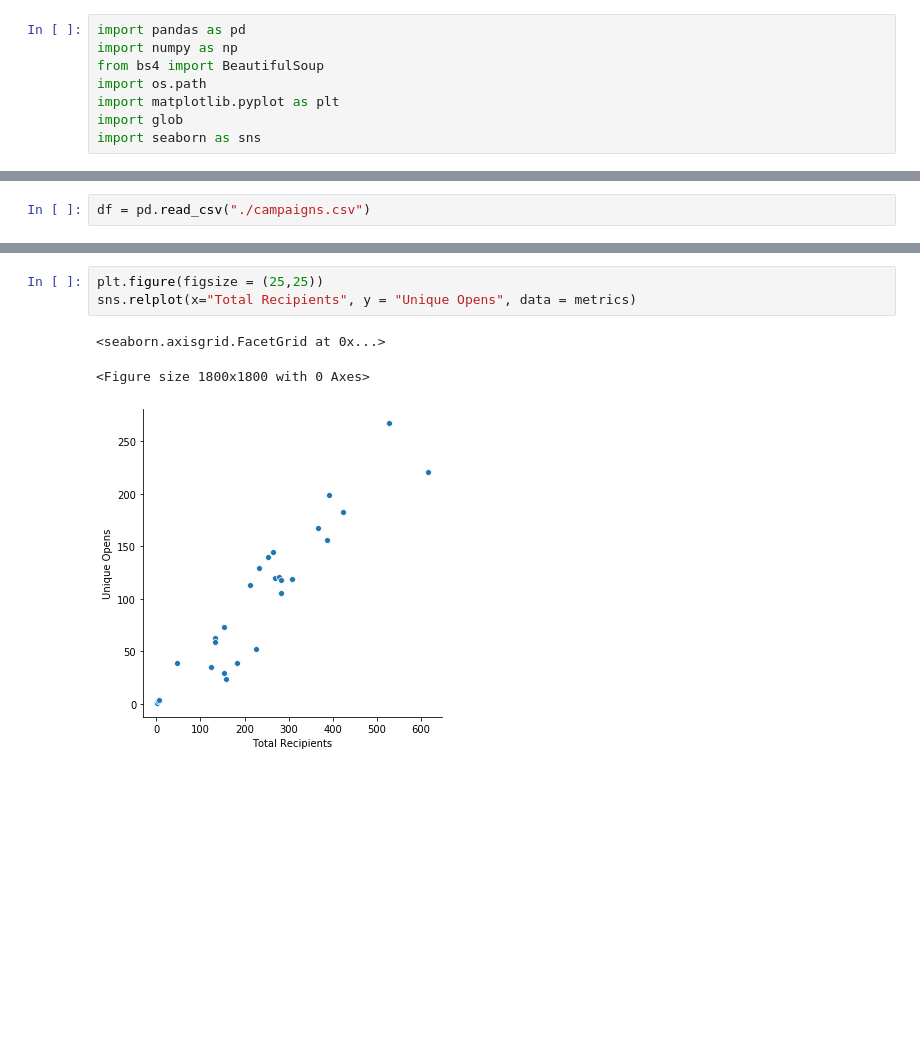
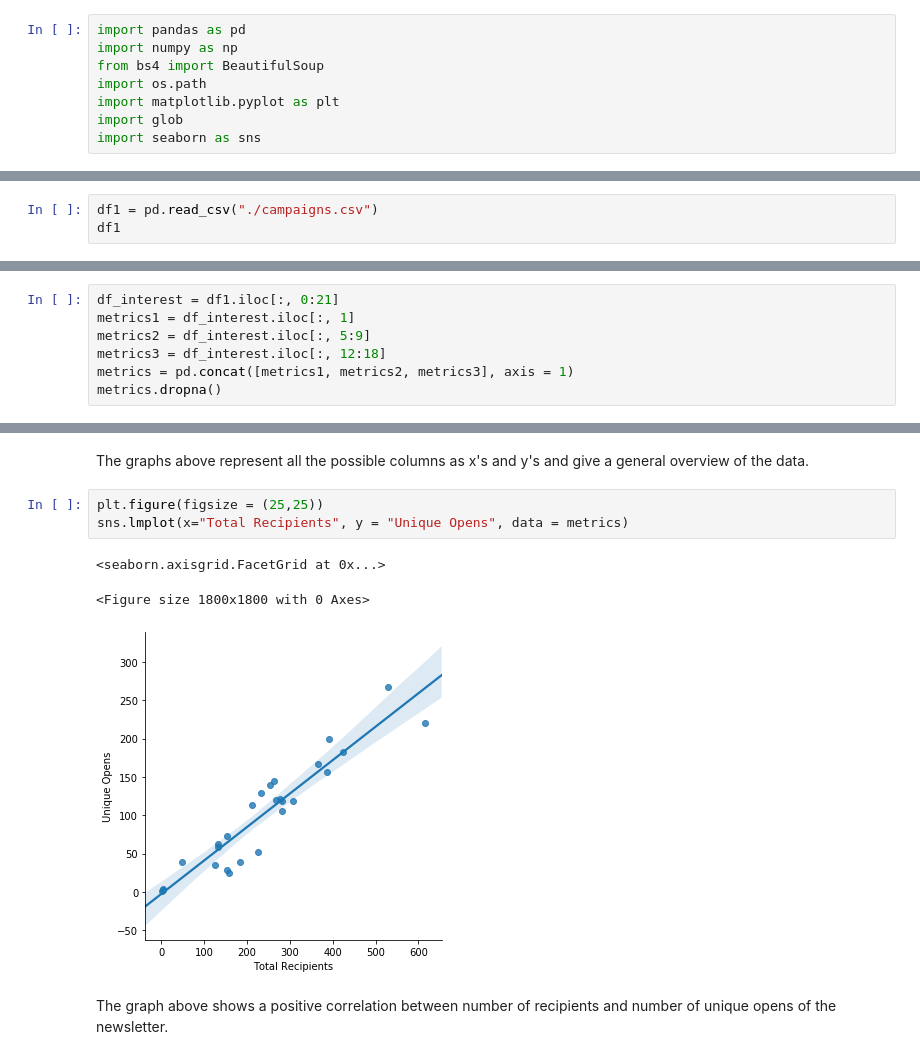
Before and after one commit to ilanaseidl/ilanaseidl.github.io, a Jupyter notebook: Campaign Data.ipynb, the cells around one changed output, grey strips where cells are left out. Drawn from its saved outputs; the diff is of its cells as text; blank space fills up the shorter version.

```diff
--- a/Campaign Data.ipynb
+++ b/Campaign Data.ipynb
@@ -9,2 +33,3 @@ import seaborn as sns
 # %%
-df = pd.read_csv("./campaigns.csv")
+df1 = pd.read_csv("./campaigns.csv")
+df1
@@ -10,0 +104,7 @@ df = pd.read_csv("./campaigns.csv")
+# %%
+df_interest = df1.iloc[:, 0:21]
+metrics1 = df_interest.iloc[:, 1]
+metrics2 = df_interest.iloc[:, 5:9]
+metrics3 = df_interest.iloc[:, 12:18]
+metrics = pd.concat([metrics1, metrics2, metrics3], axis = 1)
+metrics.dropna()
@@ -65,7 +180,11 @@ sns.pairplot(metrics)
+# %% [markdown]
+The graphs above represent all the possible columns as x's and y's and give a general overview of the data.
 # %%
 plt.figure(figsize = (25,25))
-sns.relplot(x="Total Recipients", y = "Unique Opens", data = metrics)
+sns.lmplot(x="Total Recipients", y = "Unique Opens", data = metrics)
 # %% [output]
 <seaborn.axisgrid.FacetGrid at 0x...>
 <Figure size 1800x1800 with 0 Axes>
-[figure, old version]
+[figure, new version]
+# %% [markdown]
+The graph above shows a positive correlation between number of recipients and number of unique opens of the newsletter.
```
Also changed, not shown: parts of 17 cells of this notebook, 3 other files.
